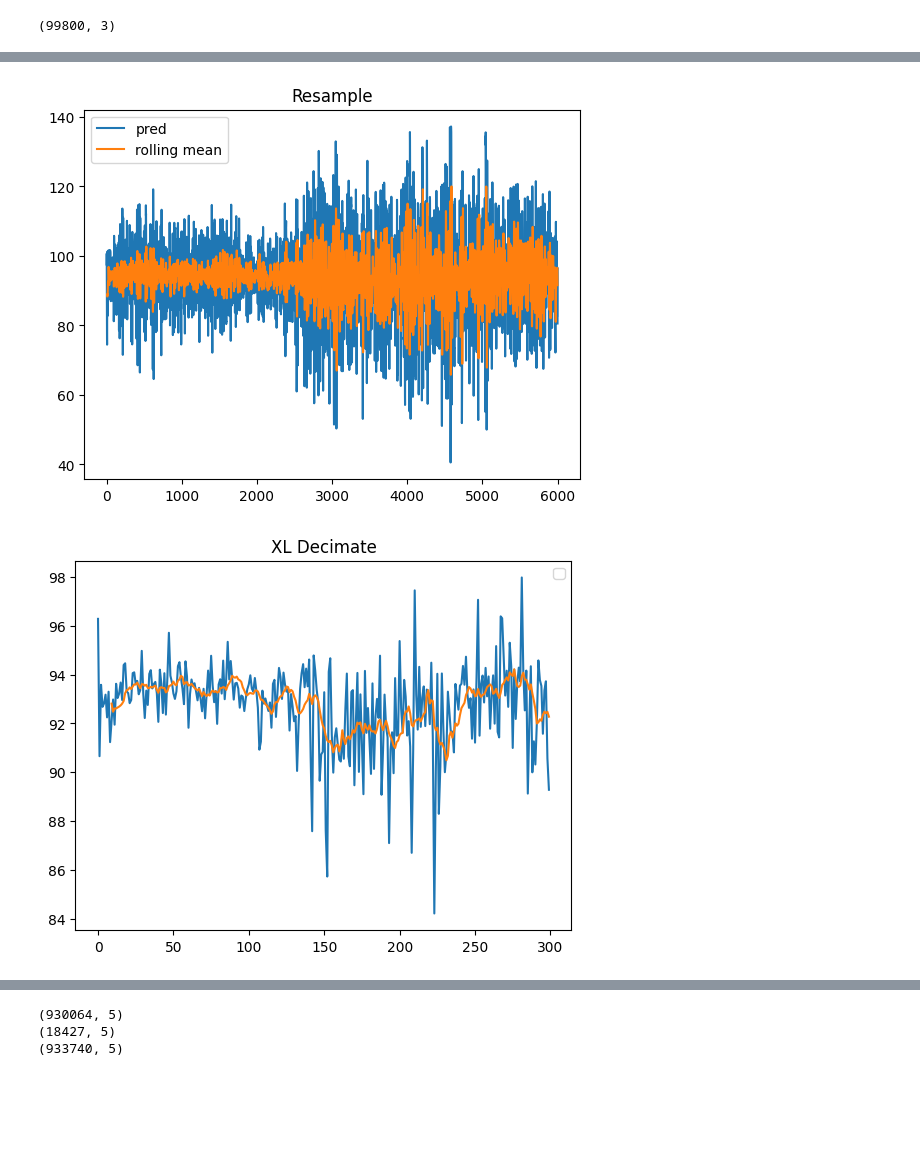
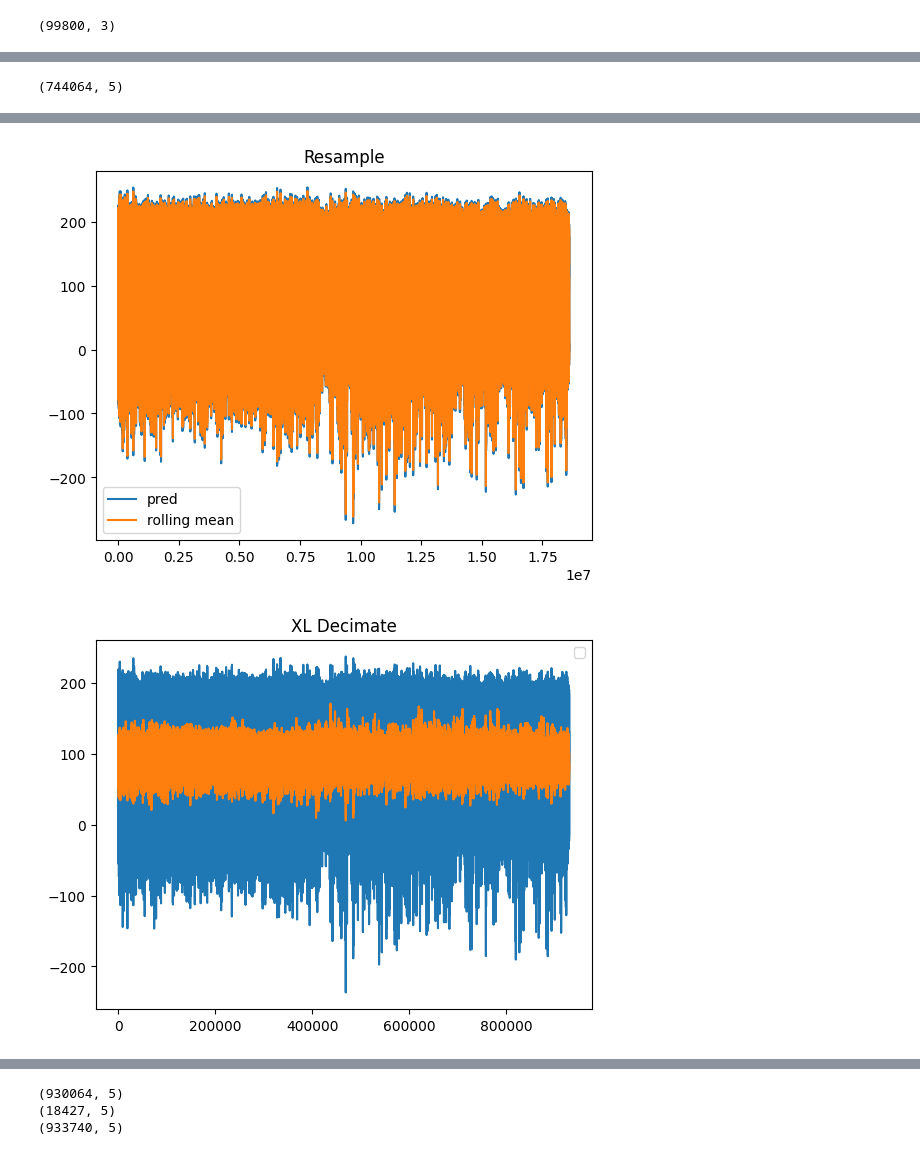
Before and after one commit to ahmedRafique744/Trim-management, a Jupyter notebook: imu_processing.ipynb, the cells around one changed output, grey strips where cells are left out. Cells and saved outputs as stored; diff of their text form; code cells hidden in the pictures; blank space fills up the shorter version.

```diff
--- a/imu_processing.ipynb
+++ b/imu_processing.ipynb
@@ -305,13 +315,14 @@ def keep_every_k_of_n(arr, k, n,):
         i += n
     return kept
 
-# xl_missing = keep_every_k_of_n(xl_dat[:,:1000], 400,500)
+xl_missing = keep_every_k_of_n(xl_dat[:1000,:], 400, 500)
+print(np.array(xl_missing).shape)
 
 #helper functions for experimenting with different parameters, plot rolling means
 xl_ = correct_data(xl_dat[:,1:])
 xl_ = clip_xl(xl_, 2)
 xl_ *= 9.8
-xl_resample = resample(xl_[:,3]*9.8, num=6000)
+xl_resample = resample(xl_[:,3]*9.8, num=18601280)
 xl_decimate = decimate(xl_resample, q=20)
 
 #raw data
@@ -320,38 +331,77 @@ plt.plot(xl_dat[:,3], label='gt')
 plt.plot(rolling_mean, label='rolling mean')
 plt.legend()
 plt.title('XL raw')
 plt.show()
 
 #xl resample
 rolling_mean = pd.Series(xl_resample).rolling(window=10).mean()
 plt.plot(xl_resample, label='pred')
 plt.plot(rolling_mean, label='rolling mean')
 plt.title('Resample')
 plt.legend()
 plt.show()
 
 #xl decimate
 rolling_mean = pd.Series(xl_decimate).rolling(window=10).mean()
 plt.plot(xl_decimate)
 plt.plot(rolling_mean)
 plt.title('XL Decimate')
 plt.legend()
 plt.show()
 
 spline = PchipInterpolator(np.arange(xl_decimate.shape[0]), xl_decimate)
-interpolated_points = spline(np.arange(0, 300, 0.05))
+interpolated_points = spline(np.arange(0, 930064, 1))
 
-rolling_mean = pd.Series(interpolated_points).rolling(window=10).mean()
+rolling_mean = pd.Series(interpolated_points[:300]).rolling(window=10).mean()
 plt.plot(interpolated_points[100:200])
-plt.plot(rolling_mean[100:-1], label='mean')
+plt.plot(rolling_mean[100:200], label='mean')
 plt.title("XL Interpolated")
 plt.legend()
 plt.show()
 
-#resample and decimate xl_missing
-#print(mean_squared_error(xl_decimate, xl_dat[:,:1000]))
-#print(mean_absolute_error(xl_decimate, xl_dat[:,:1000]))
+# resample and decimate xl_missing
+test_odr = 25
+resample_list = np.arange(200000, 1860128, 100000)
+decimate_list = np.arange(100000, 930064, 50000)
+decimate_list_2 = np.repeat(1000, resample_list.shape[0])
+mean_squared_list = []
+decimate_2, resample_2 = np.meshgrid(decimate_list, resample_list)
+for i in range(100000, 930064, 50000):
+    xl_missing_r = resample(xl_missing, num = 2*i)
+    factor = int((2*i)/1000)
+    print(factor)
+    xl_missing_d = decimate(xl_missing_r, q = factor, axis = 0)
+    # spline = PchipInterpolator(np.arange(xl_missing_d.shape[0]), xl_missing_d)
+    # xl_missing_interp = spline(np.arange(test_odr*3))
+
+    # xl_new_interp, xl_new_dat = np.meshgrid()
+    print(mean_squared_error(xl_missing_d, xl_dat[:1000,:]))
+    print(mean_absolute_error(xl_missing_d, xl_dat[:1000,:]))
+
+    mean_squared_list.append(mean_squared_error(xl_missing_d, xl_dat[:1000,:]))
+    test_odr = 100
+
+# ax = plt.scatter(decimate_list, resample_list, c = mean_squared_list, cmap = 'viridis', s = 100)
+# plt.colorbar(ax, label='MSE')
+# plt.grid(True)
+# plt.xlabel("Decimated Sample Size")
+# plt.ylabel("Resampled Sample Size")
+# plt.title("MSE Variation with Resample and Decimation Sizes")
+fig, ax1 = plt.subplots()
+# ax1.plot(decimate_list, resample_list, label="Resample vs Decimate")
+fig.set_figwidth(10)
+fig.set_figheight(10)
+ax_t = ax1.twinx()
+ax_t.plot(decimate_list, mean_squared_list, label="Mean Squared Error", c="red")
+ax1.set_xticks(decimate_list, labels=list(decimate_list_2))
+ax1.set_yticks(resample_list, labels=list(resample_list))
+ax1.set_xlabel("Decimated Sample Size")
+ax1.set_ylabel("Resampled Sample Size")
+plt.legend()
+# plt.xticks(decimate_list, decimate_list)
+plt.show()
 # %% [output]
+(744064, 5)
 [figure]
-[figure, old version]
+[figure, new version]
-[figure, old version]
+[figure, new version]
```
Also changed, not shown: parts of 8 cells of this notebook, 3 other files.
